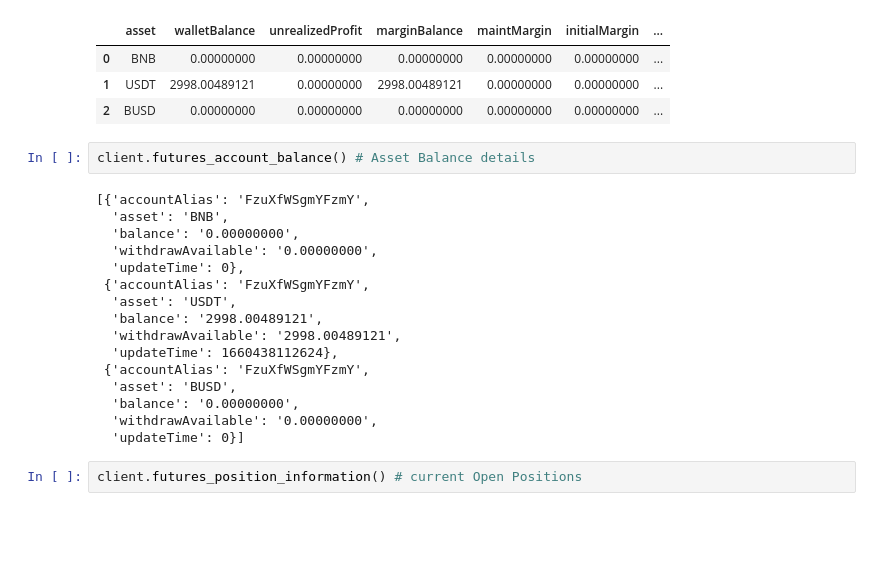
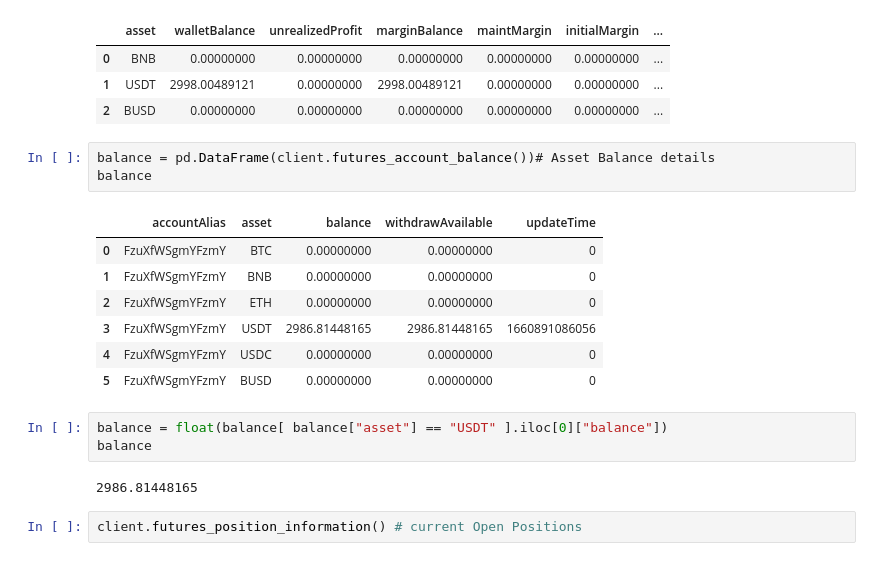
Before and after one commit to mauricioavs/trading-bot, a Jupyter notebook: First Steps.ipynb, the cells around one changed output. Cells and saved outputs as stored; diff of their text form; blank space fills up the shorter version.

```diff
--- a/First Steps.ipynb
+++ b/First Steps.ipynb
@@ -612,23 +604,21 @@ pd.DataFrame(client.futures_account()["assets"])
 | 1 | USDT | 2998.00489121 | 0.00000000 | 2998.00489121 | 0.00000000 | 0.00000000 | ... |
 | 2 | BUSD | 0.00000000 | 0.00000000 | 0.00000000 | 0.00000000 | 0.00000000 | ... |
 # %%
-client.futures_account_balance() # Asset Balance details
+balance = pd.DataFrame(client.futures_account_balance())# Asset Balance details
+balance
 # %% [output]
-[{'accountAlias': 'FzuXfWSgmYFzmY',
-  'asset': 'BNB',
-  'balance': '0.00000000',
-  'withdrawAvailable': '0.00000000',
-  'updateTime': 0},
- {'accountAlias': 'FzuXfWSgmYFzmY',
-  'asset': 'USDT',
-  'balance': '2998.00489121',
-  'withdrawAvailable': '2998.00489121',
-  'updateTime': 1660438112624},
- {'accountAlias': 'FzuXfWSgmYFzmY',
-  'asset': 'BUSD',
-  'balance': '0.00000000',
-  'withdrawAvailable': '0.00000000',
-  'updateTime': 0}]
+|  | accountAlias | asset | balance | withdrawAvailable | updateTime |
+| 0 | FzuXfWSgmYFzmY | BTC | 0.00000000 | 0.00000000 | 0 |
+| 1 | FzuXfWSgmYFzmY | BNB | 0.00000000 | 0.00000000 | 0 |
+| 2 | FzuXfWSgmYFzmY | ETH | 0.00000000 | 0.00000000 | 0 |
+| 3 | FzuXfWSgmYFzmY | USDT | 2986.81448165 | 2986.81448165 | 1660891086056 |
+| 4 | FzuXfWSgmYFzmY | USDC | 0.00000000 | 0.00000000 | 0 |
+| 5 | FzuXfWSgmYFzmY | BUSD | 0.00000000 | 0.00000000 | 0 |
+# %%
+balance = float(balance[ balance["asset"] == "USDT" ].iloc[0]["balance"])
+balance
+# %% [output]
+2986.81448165
 # %%
 client.futures_position_information() # current Open Positions
 # %% [output]
```
Also changed, not shown: parts of 12 cells of this notebook, 1 other file.
